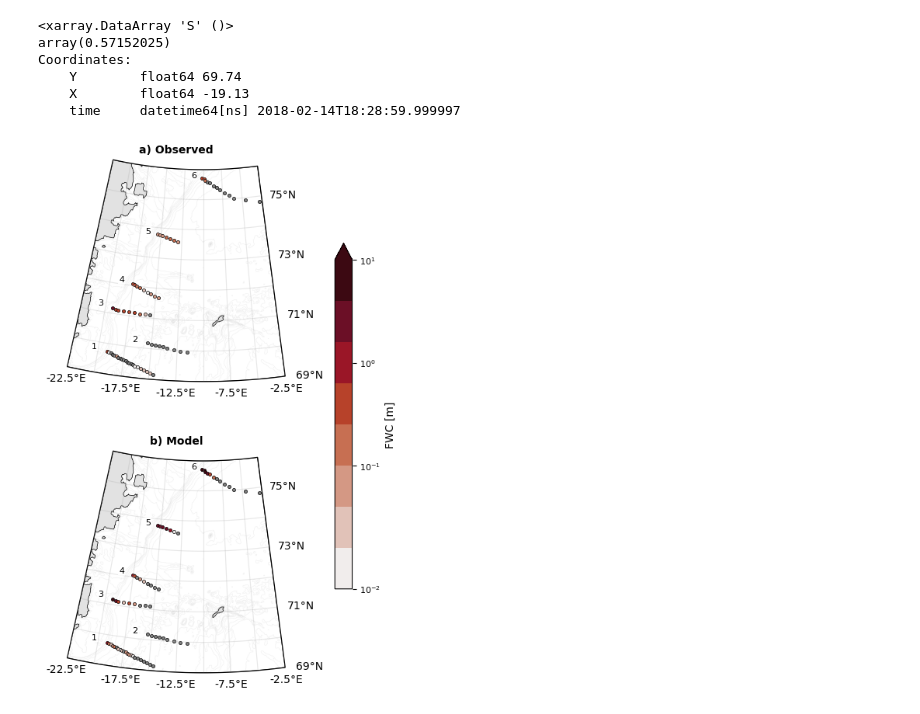
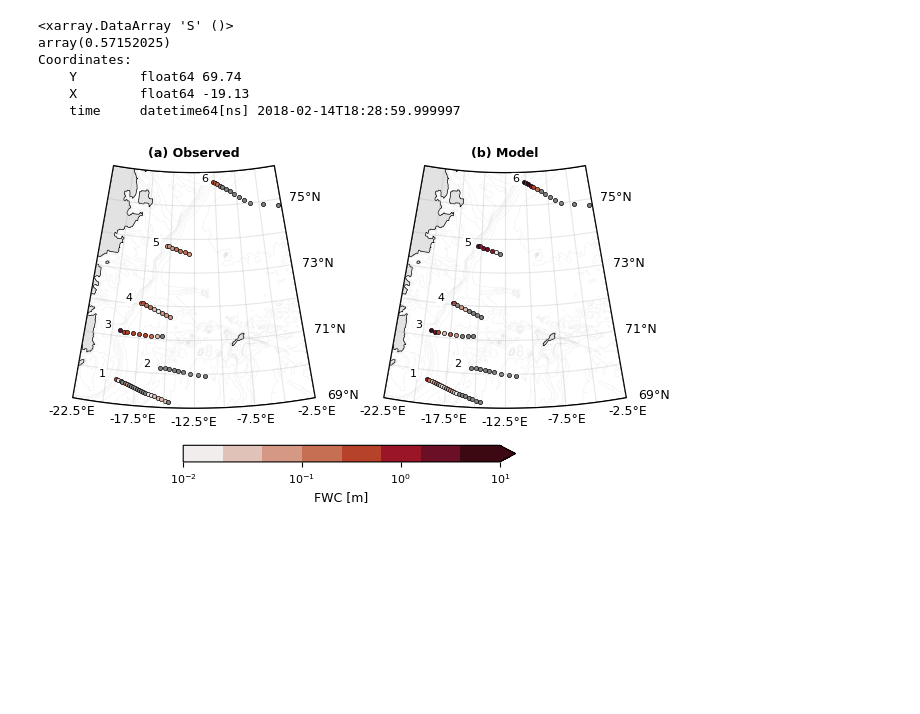
Before and after one commit to EirikKvamme/MScEirik, a Jupyter notebook: Observations/Observations_v2.ipynb, the cells around one changed output. Saved outputs shown, nothing was run; the diff lists cells and outputs as text; code cells hidden in the pictures; blank space fills up the shorter version.

Commit message:
Updated figures for method

```diff
--- a/Observations/Observations_v2.ipynb
+++ b/Observations/Observations_v2.ipynb
@@ -17,9 +17,9 @@ from matplotlib.lines import Line2D
 from matplotlib.colors import SymLogNorm
 
 plt.rcParams.update({
-    'font.size': 11,       # Default text size
-    'axes.titlesize': 10,  # Title size
-    'axes.labelsize': 10,  # Axis label size
+    'font.size': 8,       # Default text size
+    'axes.titlesize': 9,  # Title size
+    'axes.labelsize': 9,  # Axis label size
     'xtick.labelsize': 8, # X-tick label size
     'ytick.labelsize': 8, # Y-tick label size
     'legend.fontsize': 8, # Legend font size
@@ -557,13 +557,13 @@ depth = depth.where(depth>=0,np.nan)
 lon = depth['X']
 lat = depth['Y']
 
-fig, axs = plt.subplot_mosaic([['ul'], ['ll']],
+fig, axs = plt.subplot_mosaic([['ul', 'll'], ['ul', 'll']],
                               # gridspec_kw={'width_ratios': [0.9, 0.1]},
-                              subplot_kw={'projection': ccrs.NorthPolarStereo(central_longitude=-10)},
-                              figsize=(4.6, 7.5), layout='constrained')
+                              subplot_kw={'projection': ccrs.NorthPolarStereo(central_longitude=-12.5)},
+                              figsize=(6.2217, 4), layout='constrained')
 
 # Set the extent to focus on the desired geographical area
-extent = [-22.5+10, -2.5+10, 69, 76]
+extent = [-22.5+12.5, -2.5+12.5, 69, 76]
 
 # # Plot the data using pcolormesh
 # ax.pcolormesh(lon, lat, depth, cmap=cmo.deep,alpha=0.3, transform=ccrs.PlateCarree())
@@ -608,11 +608,11 @@ for sec, data in enumerate(zip(FWC_mod, FWC_obs)):
             axs['ul'].scatter(sub[1].X, sub[1].Y, s=9, edgecolor='black', linewidths=0.5, c=sub[1], cmap=cmap.resampled(8), norm=norm, transform=ccrs.PlateCarree())
             axs['ll'].scatter(sub[0].lon, sub[0].lat, s=9, edgecolor='black', linewidths=0.5, c=sub[0], cmap=cmap.resampled(8), norm=norm, transform=ccrs.PlateCarree())
 
-cbar = fig.colorbar(plt.cm.ScalarMappable(norm=norm, cmap=cmap.resampled(8)), shrink=0.6, pad=0.05,ax=[axs['ul'],axs['ll']],extend='max')
+cbar = fig.colorbar(plt.cm.ScalarMappable(norm=norm, cmap=cmap.resampled(8)), shrink=0.6,ax=[axs['ul'],axs['ll']],pad=0.05,orientation="horizontal",extend='max')
 cbar.set_label('FWC [m]')
 
-axs['ul'].set_title('a) Observed',fontweight='bold')
-axs['ll'].set_title('b) Model',fontweight='bold')
+axs['ul'].set_title('(a) Observed',fontweight='bold')
+axs['ll'].set_title('(b) Model',fontweight='bold')
 
 # Create a custom path for the extent in PlateCarree projection
 num_points = 100
@@ -639,41 +639,43 @@ patch = PathPatch(path, transform=axs['ul'].transData, edgecolor='black', faceco
 axs['ul'].add_patch(patch)
 codes = [Path.MOVETO] + [Path.LINETO] * (len(verts_proj) - 1) + [Path.CLOSEPOLY]
 path = Path(np.vstack([verts_proj, verts_proj[0]]), codes)
 patch = PathPatch(path, transform=axs['ll'].transData, edgecolor='black', facecolor='none')
 axs['ll'].add_patch(patch)
 
 # Set the boundary using the transformed path
 axs['ul'].set_boundary(patch.get_path(), transform=axs['ul'].transData)
 axs['ll'].set_boundary(patch.get_path(), transform=axs['ll'].transData)
 
 # Add gridlines without labels
 gl = axs['ul'].gridlines(draw_labels=False,alpha=0.3)
 gl2 = axs['ll'].gridlines(draw_labels=False,alpha=0.3)
 
 # Manually add the labels for the bottom and right sides
-xticks = np.arange(extent[0]-10, extent[1]-10 + 1, 5)  # Adjust the range and step as needed
+xticks = np.arange(extent[0]-12.5, extent[1]-12.5 + 1, 5)  # Adjust the range and step as needed
 yticks = np.arange(extent[2], extent[3] + 1, 2)  # Adjust the range and step as needed
 
 # Add bottom labels
 for xtick in xticks:
     axs['ul'].text(xtick, extent[2]-0.2, f'{xtick}°E', transform=ccrs.PlateCarree(),
-            fontsize=10, ha='center', va='top')
+            fontsize=9, ha='center', va='top')
     axs['ll'].text(xtick, extent[2]-0.2, f'{xtick}°E', transform=ccrs.PlateCarree(),
-            fontsize=10, ha='center', va='top')
+            fontsize=9, ha='center', va='top')
 
 # Add right labels
 for ytick in yticks:
-    axs['ul'].text(extent[1] + 1-10, ytick, f'{ytick}°N', transform=ccrs.PlateCarree(),
-            fontsize=10, ha='left', va='center')
-    axs['ll'].text(extent[1] + 1-10, ytick, f'{ytick}°N', transform=ccrs.PlateCarree(),
-            fontsize=10, ha='left', va='center')
+    axs['ul'].text(extent[1] + 1-12.5, ytick, f'{ytick}°N', transform=ccrs.PlateCarree(),
+            fontsize=9, ha='left', va='center')
+    axs['ll'].text(extent[1] + 1-12.5, ytick, f'{ytick}°N', transform=ccrs.PlateCarree(),
+            fontsize=9, ha='left', va='center')
+
+fig.get_layout_engine().set(w_pad=0,h_pad=0.05,hspace=0.0, wspace=0)
 
 # Save the figure
 fig.savefig('/nird/home/ekv036/MSc/Fig/FWC_obs_mod',dpi=300, facecolor='w', edgecolor='w',
           orientation='landscape', format=None,
           transparent=False, bbox_inches=None,pad_inches=0.25)
 # %% [output]
-[figure, old version]
+[figure, new version]
 # %%
 # Map of FWC with observations and model
 
```
Also changed, not shown: parts of 1 cell of this notebook, 3 other files.
